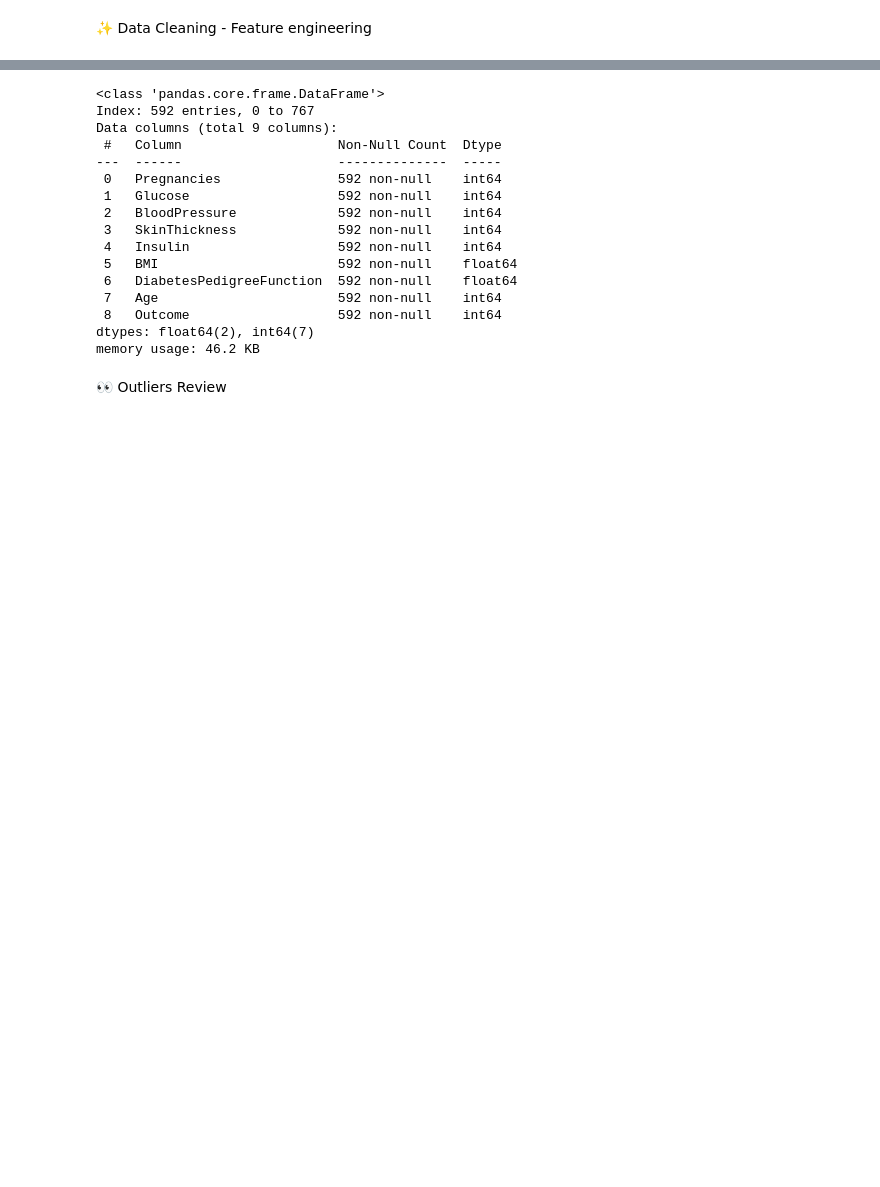
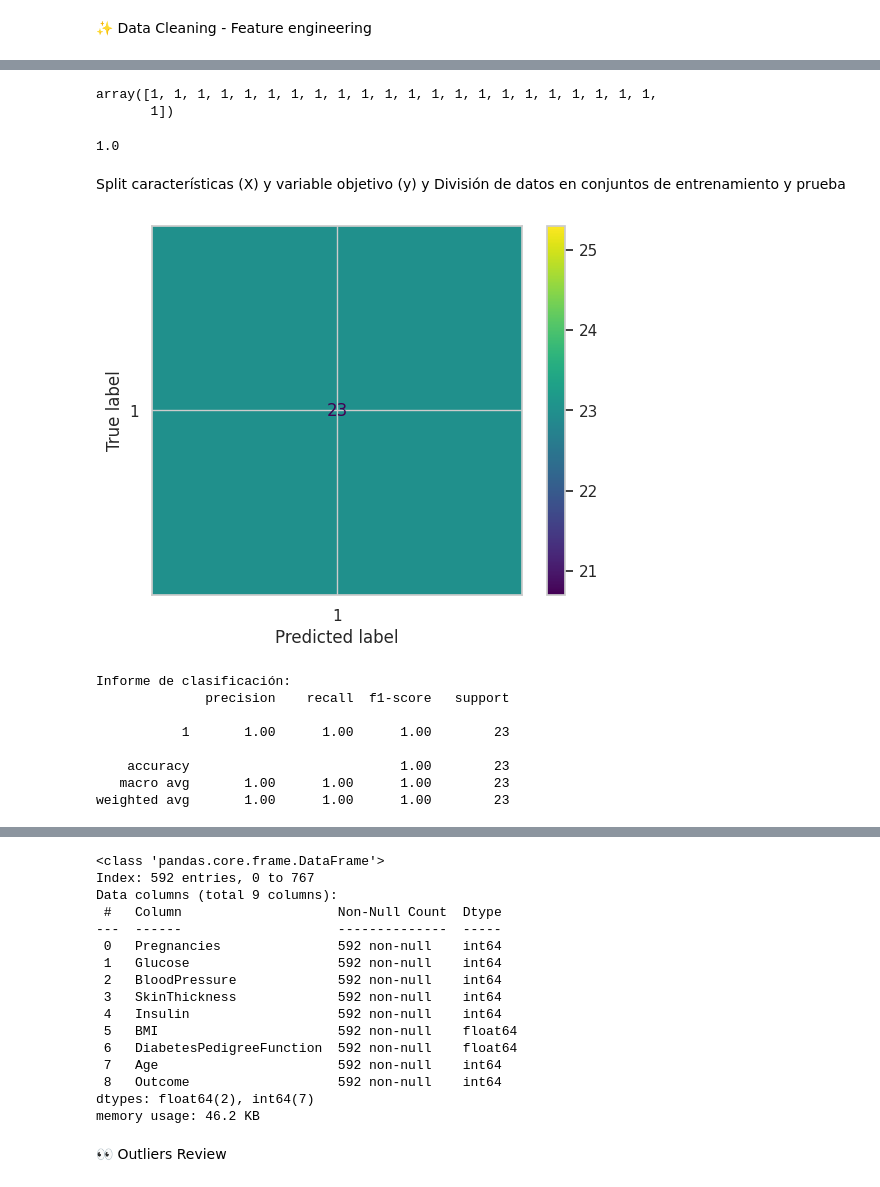
Before and after one commit to Munchkinland/Decision-Tree, a Jupyter notebook: src/explore.ipynb, the cells around one changed output, grey strips where cells are left out. Cells and saved outputs as stored; diff of their text form; code cells hidden in the pictures; blank space fills up the shorter version.

```diff
--- a/src/explore.ipynb
+++ b/src/explore.ipynb
@@ -644,0 +680,12 @@ memory usage: 49.7 KB
+# %%
+y_pred = model.predict(X_test)
+y_pred
+# %% [output]
+array([1, 1, 1, 1, 1, 1, 1, 1, 1, 1, 1, 1, 1, 1, 1, 1, 1, 1, 1, 1, 1, 1,
+       1])
+# %%
+from sklearn.metrics import accuracy_score
+
+accuracy_score(y_test, y_pred)
+# %% [output]
+1.0
@@ -644,0 +696,2 @@ memory usage: 49.7 KB
+# %% [markdown]
+Split características (X) y variable objetivo (y) y División de datos en conjuntos de entrenamiento y prueba
@@ -644,0 +716,40 @@ memory usage: 49.7 KB
+# %%
+import pandas as pd
+from sklearn.tree import DecisionTreeClassifier
+from sklearn.metrics import classification_report, confusion_matrix, ConfusionMatrixDisplay
+import matplotlib.pyplot as plt
+
+# Cargar conjuntos de entrenamiento y prueba desde archivos CSV
+X_train = pd.read_csv('X_train.csv')
+X_test = pd.read_csv('X_test.csv')
+y_train = pd.read_csv('y_train.csv')['Outcome']
+y_test = pd.read_csv('y_test.csv')['Outcome']
+
+# Crear el clasificador de árbol de decisión con criterio Gini
+clf = DecisionTreeClassifier(criterion='gini', random_state=42)
+
+# Entrenar el clasificador
+clf.fit(X_train, y_train)
+
+# Realizar predicciones en el conjunto de prueba
+y_pred = clf.predict(X_test)
+
+# Imprimir la matriz de confusión
+cm = confusion_matrix(y_test, y_pred, labels=clf.classes_)
+disp = ConfusionMatrixDisplay(confusion_matrix=cm, display_labels=clf.classes_)
+disp.plot()
+plt.show()
+
+# Imprimir el informe de clasificación
+print("Informe de clasificación:")
+print(classification_report(y_test, y_pred))
+# %% [output]
+[figure, added]
+Informe de clasificación:
+              precision    recall  f1-score   support
+
+           1       1.00      1.00      1.00        23
+
+    accuracy                           1.00        23
+   macro avg       1.00      1.00      1.00        23
+weighted avg       1.00      1.00      1.00        23
```
Also changed, not shown: parts of 45 cells of this notebook, 8 other files.
